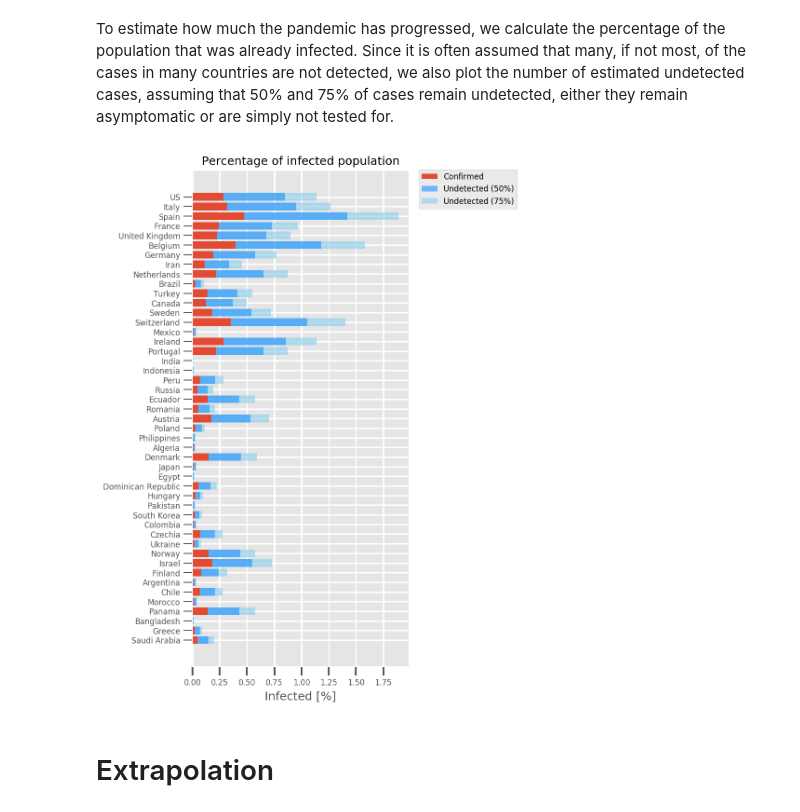
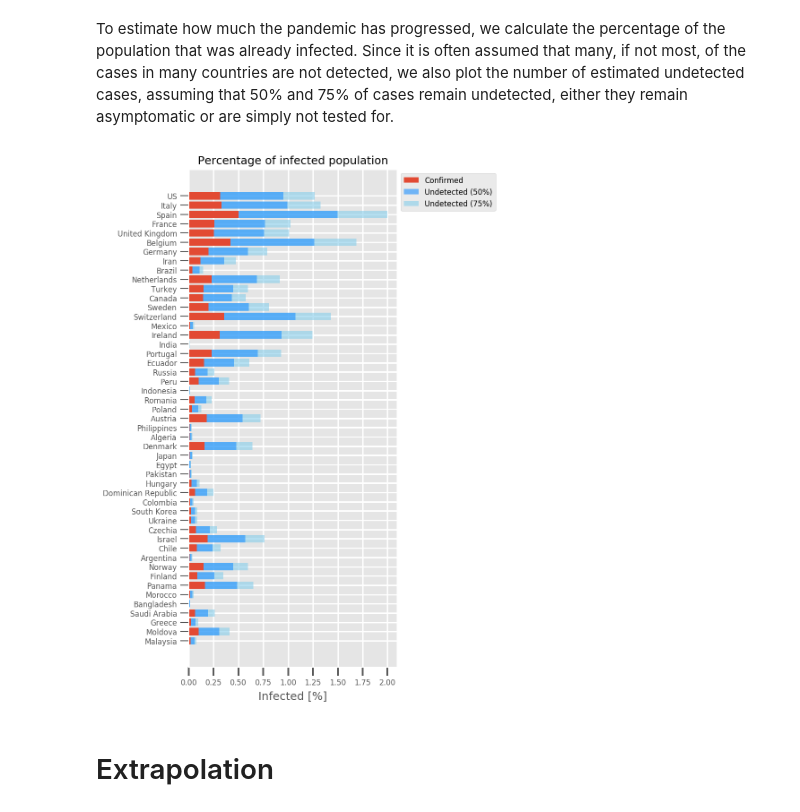
Before and after one commit to caglorithm/notebooks, a Jupyter notebook: _notebooks/2020-04-25-covid-herd-immunity.ipynb, the cells around one changed output. Saved outputs shown, nothing was run; the diff lists cells and outputs as text; code cells hidden in the pictures.

```diff
--- a/_notebooks/2020-04-25-covid-herd-immunity.ipynb
+++ b/_notebooks/2020-04-25-covid-herd-immunity.ipynb
@@ -172,15 +173,16 @@ ignore = ["China"]
 
 countries = get_countries_with_min_cases(dff2, 'deaths', MIN_DEATHS)[:]
 countries = [c for c in countries if c not in ignore]
+populations = {}
 
 infected_population_list = []
 deceased_population_list = []
 days_until_full_infection_list = []
 new_cases_mean_list = []
 
+remove_countries = []
 for str_country in countries:
     #print(f"{str_country}")
-    df_cases_country = dff2[dff2['country']==str_country]
     country_info_str = str_country
 
     if str_country == "US":
@@ -193,8 +195,17 @@ for str_country in countries:
     except:
         # country population could not be received, skip
         print(f"Could not retrieve population size of {str_country}, skipping")
-        countries.remove(str_country)
+        remove_countries.append(str_country)
+        #countries.remove(str_country)
         continue
+    populations[str_country] = population
+
+for r in remove_countries:
+    countries.remove(r)
+
+for str_country in populations.keys():
+    df_cases_country = dff2[dff2['country']==str_country]
+    population = populations[str_country]
 
     last_new_cases = df_cases_country.new_confirmed[-1]
 
@@ -212,5 +223,5 @@ for str_country in countries:
     deceased_population = df_cases_country.deaths[-1] / population * 100
     deceased_population_list.append(deceased_population)
 
-    print(f"{str_country}: {infected_population:.2}% ({days_until_full_infection} days necessary to infect {int(HERD_IMMUNITY_THRESHOLD*100)}% of the population of {population} at an infection rate of {int(new_cases_mean)} cases/day)")
+    print(f"{str_country}: {infected_population:.2}% - cases: {df_cases_country.confirmed[-1]} ({days_until_full_infection} days necessary to infect {int(HERD_IMMUNITY_THRESHOLD*100)}% of the population of {population} at an infection rate of {int(new_cases_mean)} cases/day)")
 # %% [output]
@@ -240,35 +251,36 @@ To estimate how much the pandemic has progressed, we calculate the percentage of
 asymp = lambda factor: np.multiply(infected_population_list, factor)
 
 height = len(countries)/5
 fig, ax = plt.subplots(1, 1, figsize=(4, height), dpi=150)
 
 # hack for disabling second plot
 axs = []
 axs.append(ax)
 
 # axs[1].barh(countries[::-1], deceased_population_list[::-1], color='gray', label='Deceased', alpha=0.8)
 # axs[1].set_xlabel("Deceased [%]", fontsize=12)
 # axs[1].tick_params(axis='both', which='major', labelsize=8)
 # axs[1].set_yticklabels([])
 # axs[1].yaxis.set_tick_params(width=1)
 
 
 axs[0].barh(countries[::-1], infected_population_list[::-1], color='C0', label='Confirmed')
 axs[0].barh(countries[::-1], asymp(2)[::-1], left=infected_population_list[::-1], color='dodgerblue', label='Undetected (50%)', ls='--', alpha=0.6,lw=1,zorder=2)
 axs[0].barh(countries[::-1], asymp(3)[::-1], left=infected_population_list[::-1], color='skyblue', label='Undetected (75%)', ls='--', alpha=0.6,lw=1)
 axs[0].tick_params(axis='both', which='major', labelsize=8)
 axs[0].yaxis.set_tick_params(width=1)
 
 
 plt.title("Percentage of infected population", fontsize=12)
 axs[0].set_xlabel("Infected [%]", fontsize=12)
-axs[0].legend(bbox_to_anchor=(np.max(asymp(3)[::-1])+0.1, 1.01), fontsize=8)
+max_value = np.max(asymp(3)[::-1]) + infected_population_list[::-1][np.argmax(asymp(3)[::-1])]
+axs[0].legend(bbox_to_anchor=(1, 1.0), fontsize=8)
 
 import matplotlib
 bob = matplotlib.transforms.Bbox([[-0.7, height-3.8], [3.5, height-.8]])
 plt.savefig("../images/icon_herd_immunity.png", bbox_inches=bob, pad_inches=0.0)
 # %% [output]
-[figure, old version]
+[figure, new version]
 # %% [markdown]
 # Extrapolation
 # %% [markdown]
```
Also changed, not shown: parts of 6 cells of this notebook, 1 other file.
